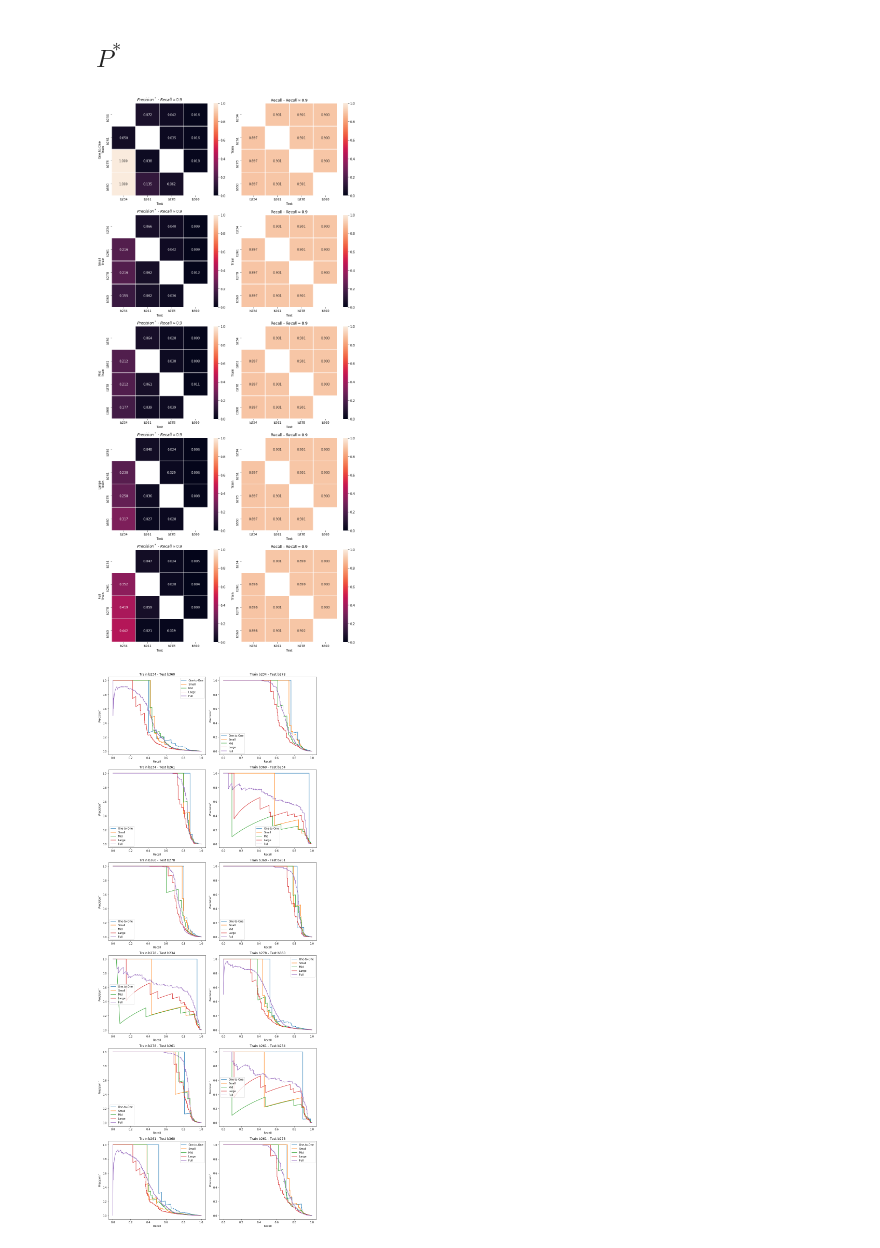
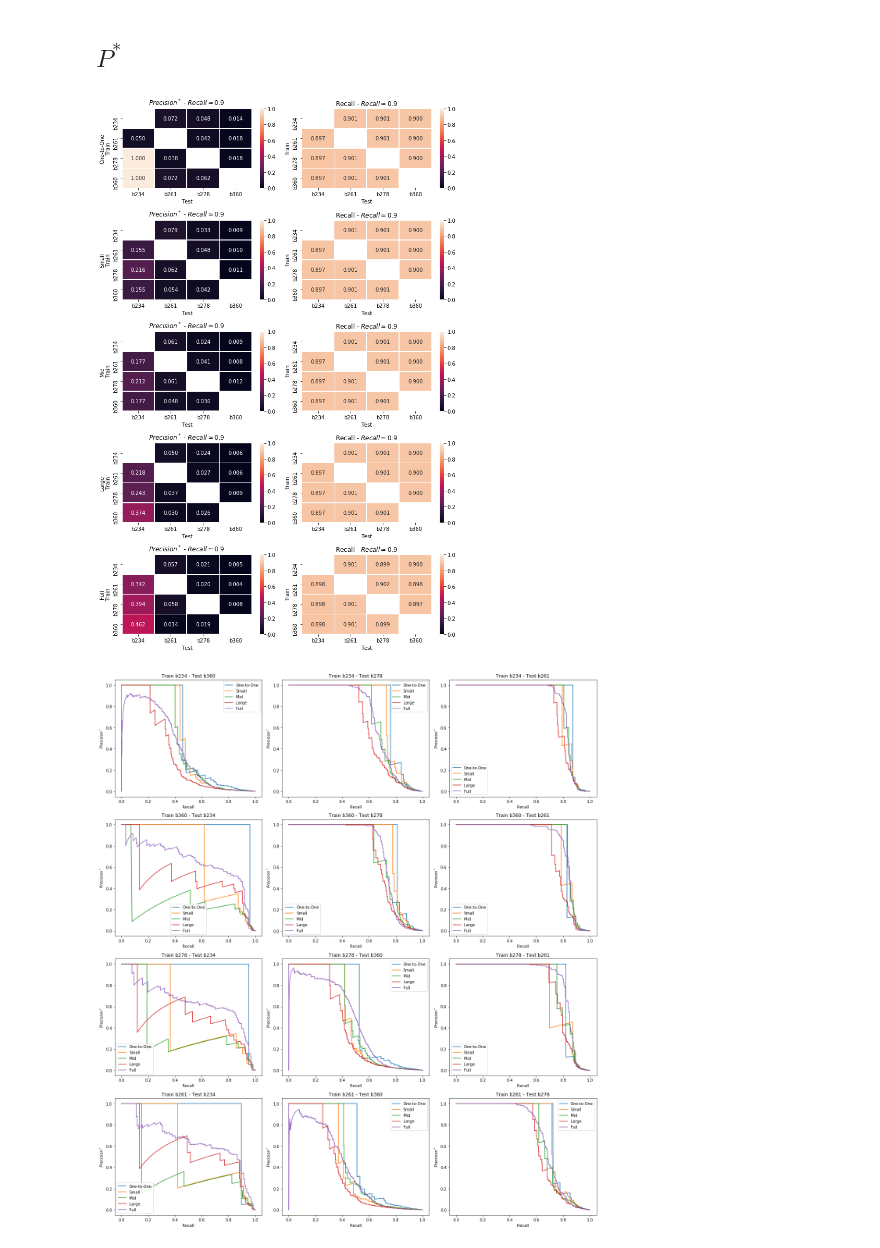
Before and after one commit to leliel12/How-far-can-we-can-go, a Jupyter notebook: 03_section_unbalance_same_size.ipynb, the cells around one changed output. Cells and saved outputs as stored; diff of their text form; code cells hidden in the pictures.

```diff
--- a/03_section_unbalance_same_size.ipynb
+++ b/03_section_unbalance_same_size.ipynb
@@ -41,6 +41,10 @@ DATA_PATH = PATH / "_data"
 COLUMNS_NO_FEATURES = ['id', 'tile', 'cnt', 'ra_k', 'dec_k', 'vs_type', 'vs_catalog', 'cls']
 
 tiles = ["b234", "b360", "b278", "b261"]
+# %%
+plot_path = PATH / "plots" / "s_unbalance"
+if not os.path.exists(plot_path):
+    os.makedirs(plot_path)
 # %%
 DATA_NAMES = {
     "s20k_scaled.pkl.bz2": 'Large',
@@ -252,12 +252,12 @@ def heatmap(ax, results, fp):
     ax[1].set_xlabel("Test")
     ax[1].set_title(u"Recall - $Recall\simeq{}$".format(fp))
 
-fig, axes = plt.subplots(len(all_results), 2, figsize=(12, 5*len(all_results)))
+fig, axes = plt.subplots(len(all_results), 2, figsize=(10, 3*len(all_results)))
 
 for rname, axs in zip(all_results, axes):
     heatmap(axs, all_results[rname], 0.90)
     axs[0].set_ylabel(f"{rname}\n{axs[0].get_ylabel()}")
 
 fig.tight_layout()
-fig.savefig("plots/section_unbalanced_samesize_prec_rec_heatmap.pdf")
+fig.savefig(plot_path / "section_unbalanced_samesize_prec_rec_heatmap.pdf")
 # %% [output]
@@ -274,7 +274,7 @@ def plot_prec_roc_curve(ax, train_name, test_name, all_results):
     ax.set_ylabel("Precision")
     ax.legend(loc='lower center')
 
-fig, axes = plt.subplots(6, 2, figsize=(12, 30))
+fig, axes = plt.subplots(4, 3, figsize=(18, 20))
 axes = it.chain(*axes)
 for train_name in tiles:
     for test_name in tiles:
@@ -283,5 +283,5 @@ for train_name in tiles:
         ax = next(axes)
         plot_prec_roc_curve(ax, train_name, test_name, all_results)
 fig.tight_layout()
-fig.savefig("plots/section_unbalanced_samesize_prec_rec_curve.pdf")
+fig.savefig(plot_path / "section_unbalanced_samesize_prec_rec_curve.pdf")
 # %% [output]
@@ -326,37 +326,37 @@ def pstar_heatmap(ax, results, fp):
     ax[1].set_xlabel("Test")
     ax[1].set_title(u"Recall - $Recall\simeq{}$".format(fp))
 
-fig, axes = plt.subplots(len(all_results), 2, figsize=(12, 5*len(all_results)))
+fig, axes = plt.subplots(len(all_results), 2, figsize=(10, 3*len(all_results)))
 
 for rname, axs in zip(all_results, axes):
     pstar_heatmap(axs, all_results[rname], 0.90)
     axs[0].set_ylabel(f"{rname}\n{axs[0].get_ylabel()}")
 
 fig.tight_layout()
-fig.savefig("plots/section_unbalanced_samesize_prec_star_heatmap.pdf")
+fig.savefig(plot_path / "section_unbalanced_samesize_prec_star_heatmap.pdf")
 # %% [output]
-[figure, old version]
+[figure, new version]
 # %%
 def plot_prec_star_curve(ax, train_name, test_name, all_results):
     for rname, results in all_results.items():
         for r in results:
             if r.test_name == test_name and r.train_name == train_name:
                 ax.plot(r.prec_star_curve[1], r.prec_star_curve[0], label=rname)
                 break
     ax.set_title("Train {} - Test {}".format(train_name, test_name))
     ax.set_xlabel("Recall")
     ax.set_ylabel("$Precision^*$")
     ax.legend(loc='best')
 
-fig, axes = plt.subplots(6, 2, figsize=(12, 30))
+fig, axes = plt.subplots(4, 3, figsize=(18, 20))
 axes = it.chain(*axes)
 for train_name in tiles:
     for test_name in tiles:
         if train_name == test_name:
             continue
         ax = next(axes)
         plot_prec_star_curve(ax, train_name, test_name, all_results)
 fig.tight_layout()
-# fig.savefig("plots/section_unbalanced_samesize_prec_rec_curve.pdf")
+fig.savefig(plot_path / "section_unbalanced_samesize_prec_star_curve.pdf")
 # %% [output]
-[figure, old version]
+[figure, new version]
```
Also changed, not shown: parts of 9 cells of this notebook, 15 other files.
